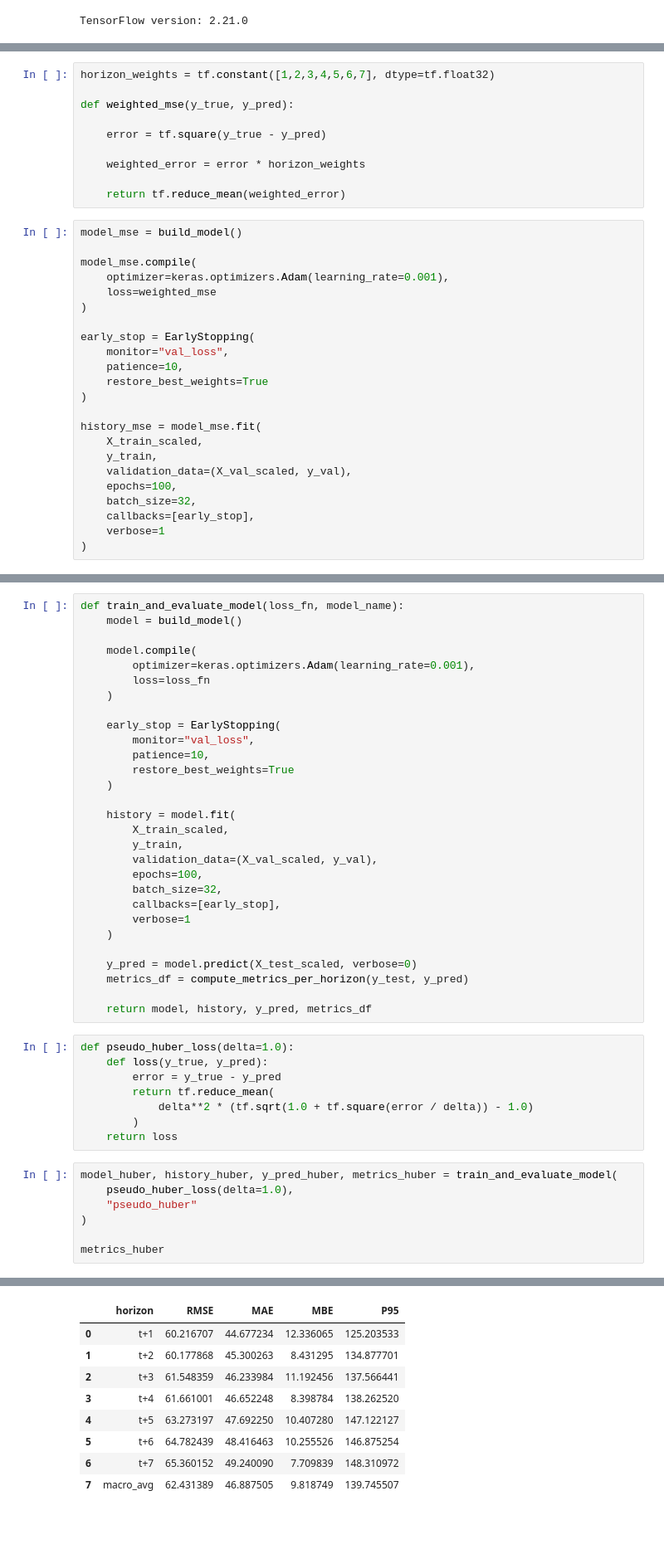
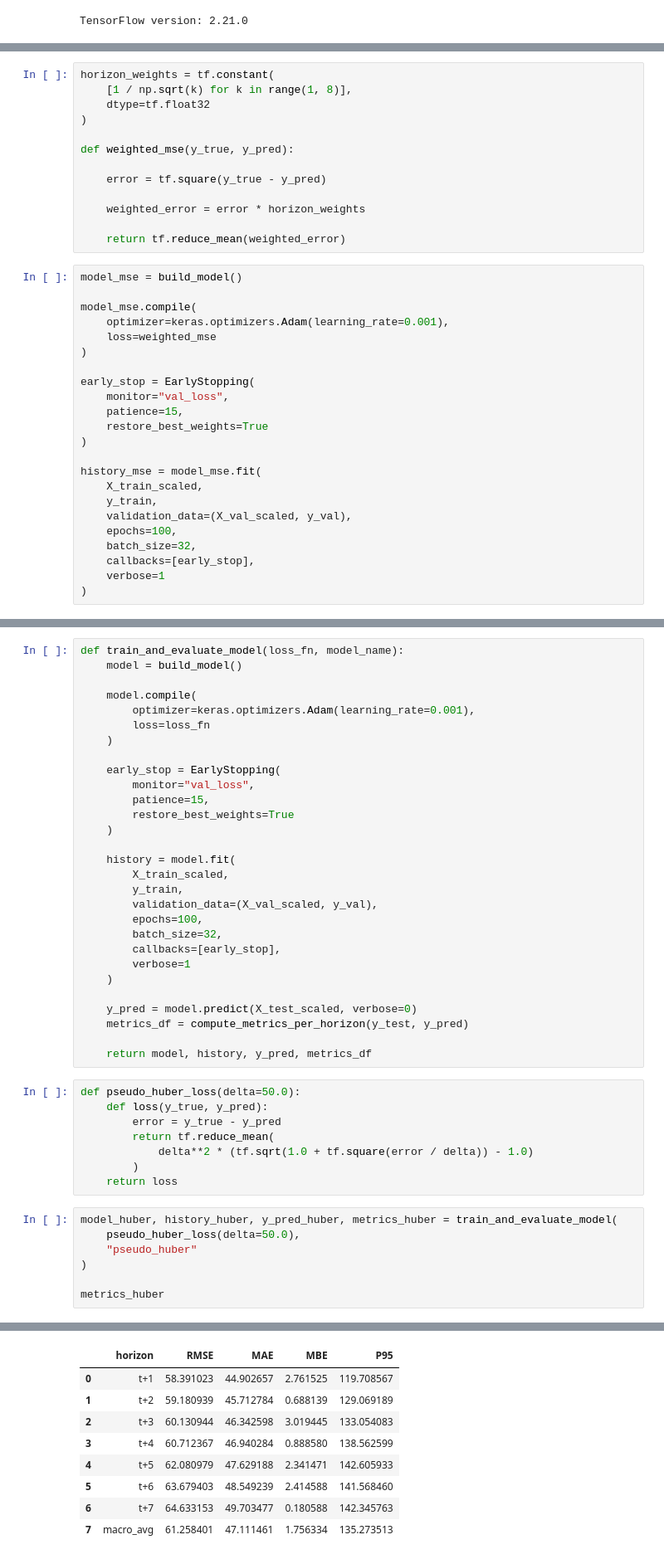
Before and after one commit to Pulkit9918/Assignment-1, a Jupyter notebook: z5708011_assignment1.ipynb, the cells around one changed output, grey strips where cells are left out. Shown at 83% size. Saved outputs shown, nothing was run; the diff lists cells and outputs as text; blank space fills up the shorter version.

```diff
--- a/z5708011_assignment1.ipynb
+++ b/z5708011_assignment1.ipynb
@@ -473,7 +466,10 @@ def build_model():
 
     return model
 # %%
-horizon_weights = tf.constant([1,2,3,4,5,6,7], dtype=tf.float32)
+horizon_weights = tf.constant(
+    [1 / np.sqrt(k) for k in range(1, 8)],
+    dtype=tf.float32
+)
 
 def weighted_mse(y_true, y_pred):
 
@@ -492,7 +488,7 @@ model_mse.compile(
 
 early_stop = EarlyStopping(
     monitor="val_loss",
-    patience=10,
+    patience=15,
     restore_best_weights=True
 )
 
@@ -581,7 +576,7 @@ def train_and_evaluate_model(loss_fn, model_name):
 
     early_stop = EarlyStopping(
         monitor="val_loss",
-        patience=10,
+        patience=15,
         restore_best_weights=True
     )
 
@@ -600,7 +595,7 @@ def train_and_evaluate_model(loss_fn, model_name):
 
     return model, history, y_pred, metrics_df
 # %%
-def pseudo_huber_loss(delta=1.0):
+def pseudo_huber_loss(delta=50.0):
     def loss(y_true, y_pred):
         error = y_true - y_pred
         return tf.reduce_mean(
@@ -609,7 +604,7 @@ def pseudo_huber_loss(delta=1.0):
     return loss
 # %%
 model_huber, history_huber, y_pred_huber, metrics_huber = train_and_evaluate_model(
-    pseudo_huber_loss(delta=1.0),
+    pseudo_huber_loss(delta=50.0),
     "pseudo_huber"
 )
 
@@ -636,10 +638,10 @@ E0000 00:00:1773723131.925740 8423540 node_def_util.cc:682] NodeDef mentions att
 |  | horizon | RMSE | MAE | MBE | P95 |
-| 0 | t+1 | 60.216707 | 44.677234 | 12.336065 | 125.203533 |
-| 1 | t+2 | 60.177868 | 45.300263 | 8.431295 | 134.877701 |
-| 2 | t+3 | 61.548359 | 46.233984 | 11.192456 | 137.566441 |
-| 3 | t+4 | 61.661001 | 46.652248 | 8.398784 | 138.262520 |
-| 4 | t+5 | 63.273197 | 47.692250 | 10.407280 | 147.122127 |
-| 5 | t+6 | 64.782439 | 48.416463 | 10.255526 | 146.875254 |
-| 6 | t+7 | 65.360152 | 49.240090 | 7.709839 | 148.310972 |
-| 7 | macro_avg | 62.431389 | 46.887505 | 9.818749 | 139.745507 |
+| 0 | t+1 | 58.391023 | 44.902657 | 2.761525 | 119.708567 |
+| 1 | t+2 | 59.180939 | 45.712784 | 0.688139 | 129.069189 |
+| 2 | t+3 | 60.130944 | 46.342598 | 3.019445 | 133.054083 |
+| 3 | t+4 | 60.712367 | 46.940284 | 0.888580 | 138.562599 |
+| 4 | t+5 | 62.080979 | 47.629188 | 2.341471 | 142.605933 |
+| 5 | t+6 | 63.679403 | 48.549239 | 2.414588 | 141.568460 |
+| 6 | t+7 | 64.633153 | 49.703477 | 0.180588 | 142.345763 |
+| 7 | macro_avg | 61.258401 | 47.111461 | 1.756334 | 135.273513 |
 # %%
```
Also changed, not shown: parts of 18 cells of this notebook, 1 other file.
